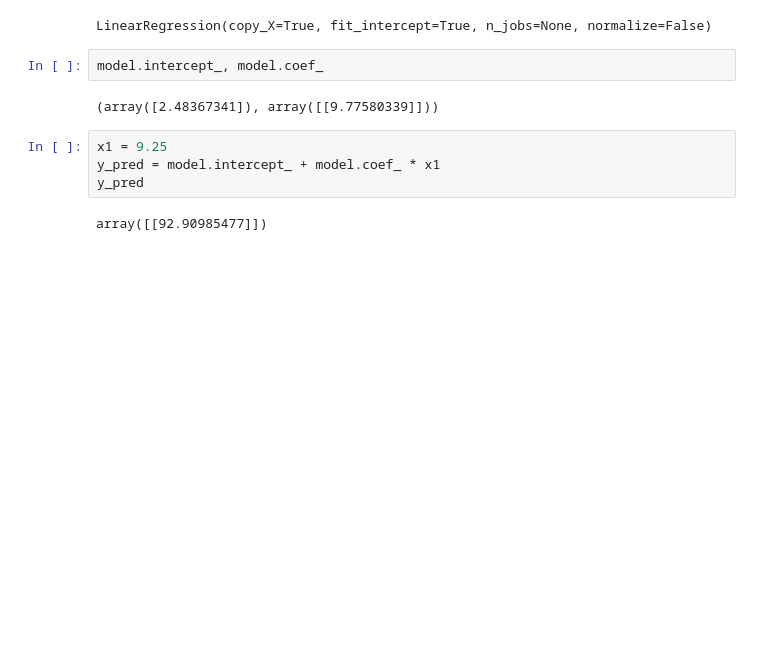
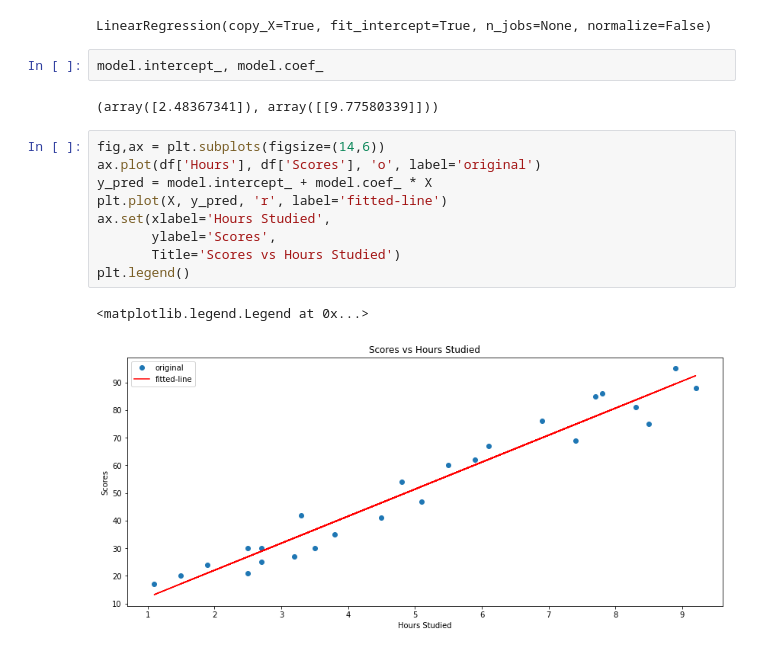
Before and after one commit to sury1999/Data-Analysis-Projects, a Jupyter notebook: Grip_Task1_Percentage_vs_score.ipynb, the cells around one changed output. Cells and saved outputs as stored; diff of their text form; blank space fills up the shorter version.

```diff
--- a/Grip_Task1_Percentage_vs_score.ipynb
+++ b/Grip_Task1_Percentage_vs_score.ipynb
@@ -49,9 +49,15 @@ LinearRegression(copy_X=True, fit_intercept=True, n_jobs=None, normalize=False)
 model.intercept_, model.coef_
 # %% [output]
 (array([2.48367341]), array([[9.77580339]]))
-# %%
-x1 = 9.25
-y_pred = model.intercept_ + model.coef_ * x1
-y_pred
-# %% [output]
-array([[92.90985477]])
+# %%
+fig,ax = plt.subplots(figsize=(14,6))
+ax.plot(df['Hours'], df['Scores'], 'o', label='original')
+y_pred = model.intercept_ + model.coef_ * X
+plt.plot(X, y_pred, 'r', label='fitted-line')
+ax.set(xlabel='Hours Studied',
+       ylabel='Scores',
+       Title='Scores vs Hours Studied')
+plt.legend()
+# %% [output]
+<matplotlib.legend.Legend at 0x...>
+[figure, added]
```
Also changed, not shown: parts of 1 cell of this notebook.
